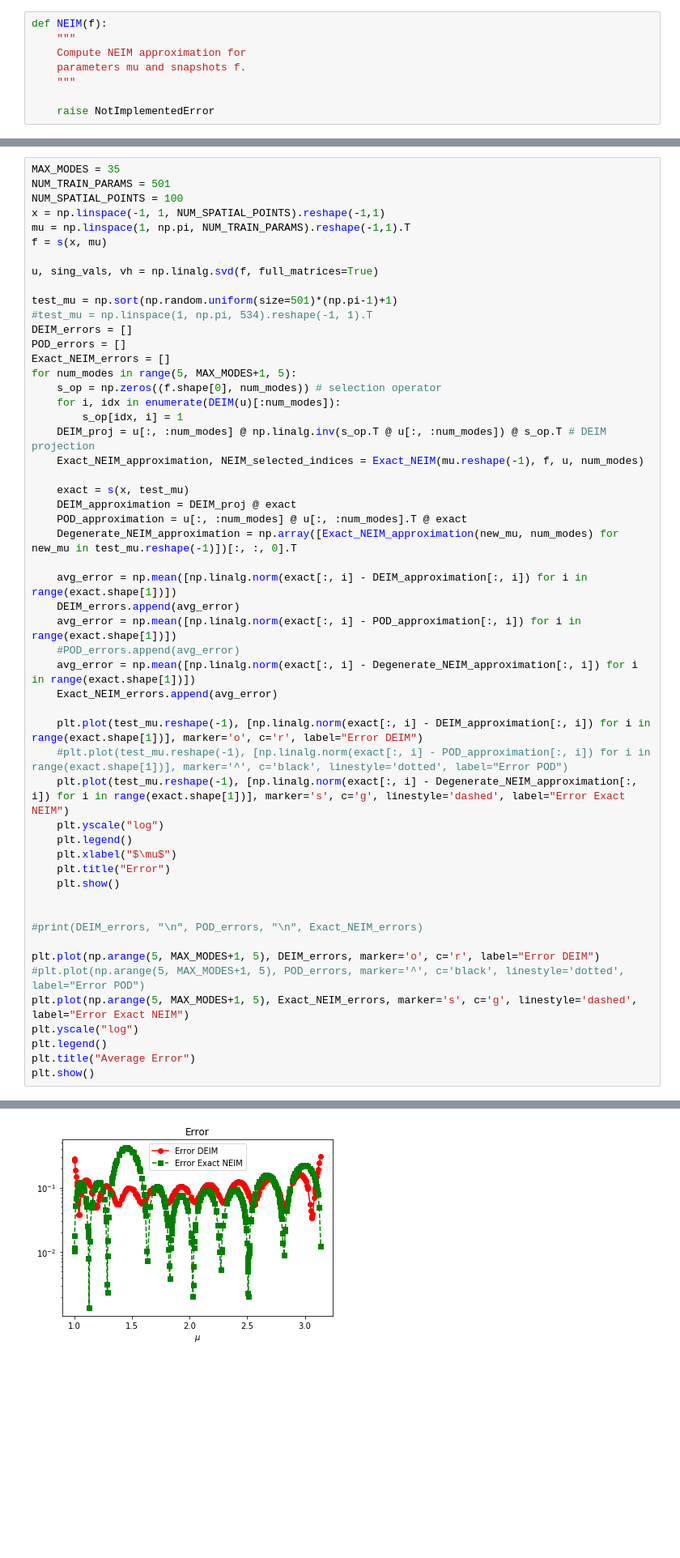
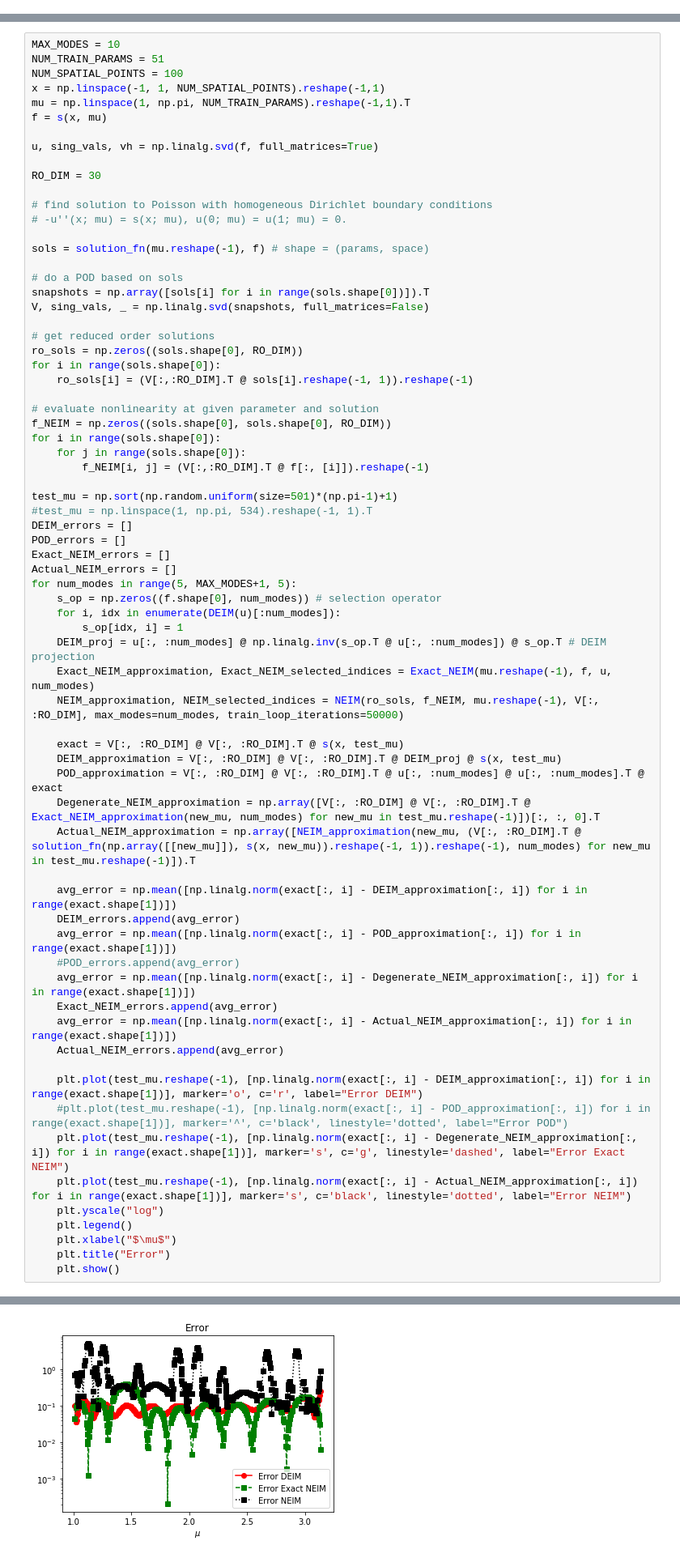
Before and after one commit to maxhirsch/NEIM, a Jupyter notebook: Function Approximation.ipynb, the cells around one changed output, grey strips where cells are left out. Shown at 81% size. Cells and saved outputs as stored; diff of their text form; blank space fills up the shorter version.

Commit message:
Add actual NEIM

```diff
--- a/Function Approximation.ipynb
+++ b/Function Approximation.ipynb
@@ -86,11 +92,3 @@ def Exact_NEIM(mu, f, U, max_modes = 25):
         return U @ (trained_networks[:, :num_modes] @ thetas_[:num_modes])
 
     return Exact_NEIM_approximation, selected_indices
-# %%
-def NEIM(f):
-    """
-    Compute NEIM approximation for
-    parameters mu and snapshots f.
-    """
-
-    raise NotImplementedError
@@ -157,8 +367,8 @@ Exact NEIM is the version of NEIM for nonlinearities which do not depend on solu
 
 **If you want better results for Exact NEIM, increase NUM_TRAIN_PARAMS**
 # %%
-MAX_MODES = 35
-NUM_TRAIN_PARAMS = 501
+MAX_MODES = 10
+NUM_TRAIN_PARAMS = 51
 NUM_SPATIAL_POINTS = 100
 x = np.linspace(-1, 1, NUM_SPATIAL_POINTS).reshape(-1,1)
 mu = np.linspace(1, np.pi, NUM_TRAIN_PARAMS).reshape(-1,1).T
@@ -166,22 +376,47 @@ f = s(x, mu)
 
 u, sing_vals, vh = np.linalg.svd(f, full_matrices=True)
 
+RO_DIM = 30
+
+# find solution to Poisson with homogeneous Dirichlet boundary conditions
+# -u''(x; mu) = s(x; mu), u(0; mu) = u(1; mu) = 0.
+
+sols = solution_fn(mu.reshape(-1), f) # shape = (params, space)
+
+# do a POD based on sols
+snapshots = np.array([sols[i] for i in range(sols.shape[0])]).T
+V, sing_vals, _ = np.linalg.svd(snapshots, full_matrices=False)
+
+# get reduced order solutions
+ro_sols = np.zeros((sols.shape[0], RO_DIM))
+for i in range(sols.shape[0]):
+    ro_sols[i] = (V[:,:RO_DIM].T @ sols[i].reshape(-1, 1)).reshape(-1)
+
+# evaluate nonlinearity at given parameter and solution
+f_NEIM = np.zeros((sols.shape[0], sols.shape[0], RO_DIM))
+for i in range(sols.shape[0]):
+    for j in range(sols.shape[0]):
+        f_NEIM[i, j] = (V[:,:RO_DIM].T @ f[:, [i]]).reshape(-1)
+
 test_mu = np.sort(np.random.uniform(size=501)*(np.pi-1)+1)
 #test_mu = np.linspace(1, np.pi, 534).reshape(-1, 1).T
 DEIM_errors = []
 POD_errors = []
 Exact_NEIM_errors = []
+Actual_NEIM_errors = []
 for num_modes in range(5, MAX_MODES+1, 5):
     s_op = np.zeros((f.shape[0], num_modes)) # selection operator
     for i, idx in enumerate(DEIM(u)[:num_modes]):
         s_op[idx, i] = 1
     DEIM_proj = u[:, :num_modes] @ np.linalg.inv(s_op.T @ u[:, :num_modes]) @ s_op.T # DEIM projection
-    Exact_NEIM_approximation, NEIM_selected_indices = Exact_NEIM(mu.reshape(-1), f, u, num_modes)
+    Exact_NEIM_approximation, Exact_NEIM_selected_indices = Exact_NEIM(mu.reshape(-1), f, u, num_modes)
+    NEIM_approximation, NEIM_selected_indices = NEIM(ro_sols, f_NEIM, mu.reshape(-1), V[:, :RO_DIM], max_modes=num_modes, train_loop_iterations=50000)
 
-    exact = s(x, test_mu)
-    DEIM_approximation = DEIM_proj @ exact
-    POD_approximation = u[:, :num_modes] @ u[:, :num_modes].T @ exact
-    Degenerate_NEIM_approximation = np.array([Exact_NEIM_approximation(new_mu, num_modes) for new_mu in test_mu.reshape(-1)])[:, :, 0].T
+    exact = V[:, :RO_DIM] @ V[:, :RO_DIM].T @ s(x, test_mu)
+    DEIM_approximation = V[:, :RO_DIM] @ V[:, :RO_DIM].T @ DEIM_proj @ s(x, test_mu)
+    POD_approximation = V[:, :RO_DIM] @ V[:, :RO_DIM].T @ u[:, :num_modes] @ u[:, :num_modes].T @ exact
+    Degenerate_NEIM_approximation = np.array([V[:, :RO_DIM] @ V[:, :RO_DIM].T @ Exact_NEIM_approximation(new_mu, num_modes) for new_mu in test_mu.reshape(-1)])[:, :, 0].T
+    Actual_NEIM_approximation = np.array([NEIM_approximation(new_mu, (V[:, :RO_DIM].T @ solution_fn(np.array([[new_mu]]), s(x, new_mu)).reshape(-1, 1)).reshape(-1), num_modes) for new_mu in test_mu.reshape(-1)]).T
 
     avg_error = np.mean([np.linalg.norm(exact[:, i] - DEIM_approximation[:, i]) for i in range(exact.shape[1])])
     DEIM_errors.append(avg_error)
@@ -189,24 +424,16 @@ for num_modes in range(5, MAX_MODES+1, 5):
     #POD_errors.append(avg_error)
     avg_error = np.mean([np.linalg.norm(exact[:, i] - Degenerate_NEIM_approximation[:, i]) for i in range(exact.shape[1])])
     Exact_NEIM_errors.append(avg_error)
+    avg_error = np.mean([np.linalg.norm(exact[:, i] - Actual_NEIM_approximation[:, i]) for i in range(exact.shape[1])])
+    Actual_NEIM_errors.append(avg_error)
 
     plt.plot(test_mu.reshape(-1), [np.linalg.norm(exact[:, i] - DEIM_approximation[:, i]) for i in range(exact.shape[1])], marker='o', c='r', label="Error DEIM")
     #plt.plot(test_mu.reshape(-1), [np.linalg.norm(exact[:, i] - POD_approximation[:, i]) for i in range(exact.shape[1])], marker='^', c='black', linestyle='dotted', label="Error POD")
     plt.plot(test_mu.reshape(-1), [np.linalg.norm(exact[:, i] - Degenerate_NEIM_approximation[:, i]) for i in range(exact.shape[1])], marker='s', c='g', linestyle='dashed', label="Error Exact NEIM")
+    plt.plot(test_mu.reshape(-1), [np.linalg.norm(exact[:, i] - Actual_NEIM_approximation[:, i]) for i in range(exact.shape[1])], marker='s', c='black', linestyle='dotted', label="Error NEIM")
     plt.yscale("log")
     plt.legend()
     plt.xlabel("$\mu$")
     plt.title("Error")
     plt.show()
-
-
-#print(DEIM_errors, "\n", POD_errors, "\n", Exact_NEIM_errors)
-
-plt.plot(np.arange(5, MAX_MODES+1, 5), DEIM_errors, marker='o', c='r', label="Error DEIM")
-#plt.plot(np.arange(5, MAX_MODES+1, 5), POD_errors, marker='^', c='black', linestyle='dotted', label="Error POD")
-plt.plot(np.arange(5, MAX_MODES+1, 5), Exact_NEIM_errors, marker='s', c='g', linestyle='dashed', label="Error Exact NEIM")
-plt.yscale("log")
-plt.legend()
-plt.title("Average Error")
-plt.show()
 # %% [output]
@@ -214 +475 @@ plt.show()
-[figure, old version]
+[figure, new version]
```
Also changed, not shown: parts of 11 cells of this notebook.
